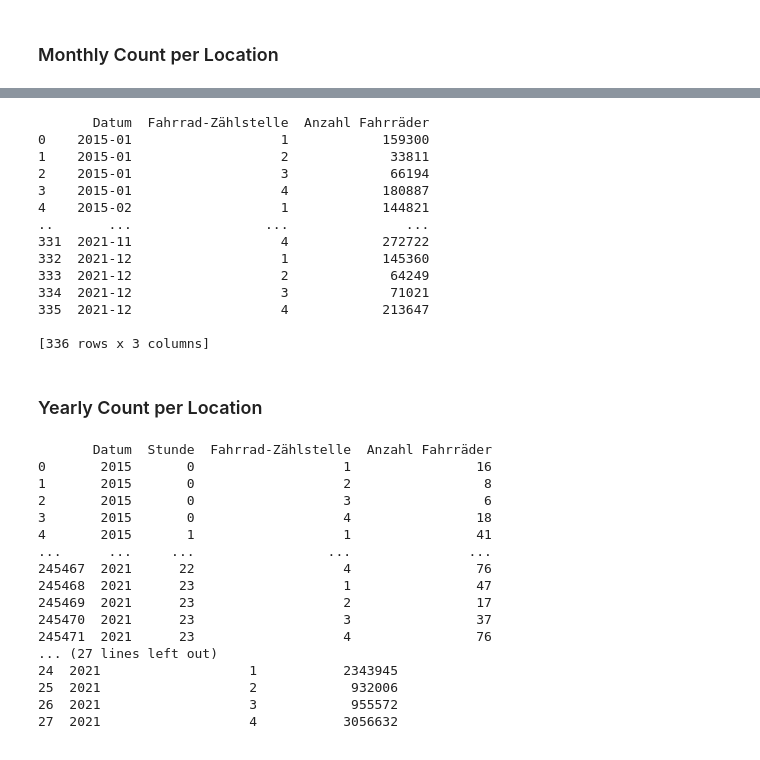
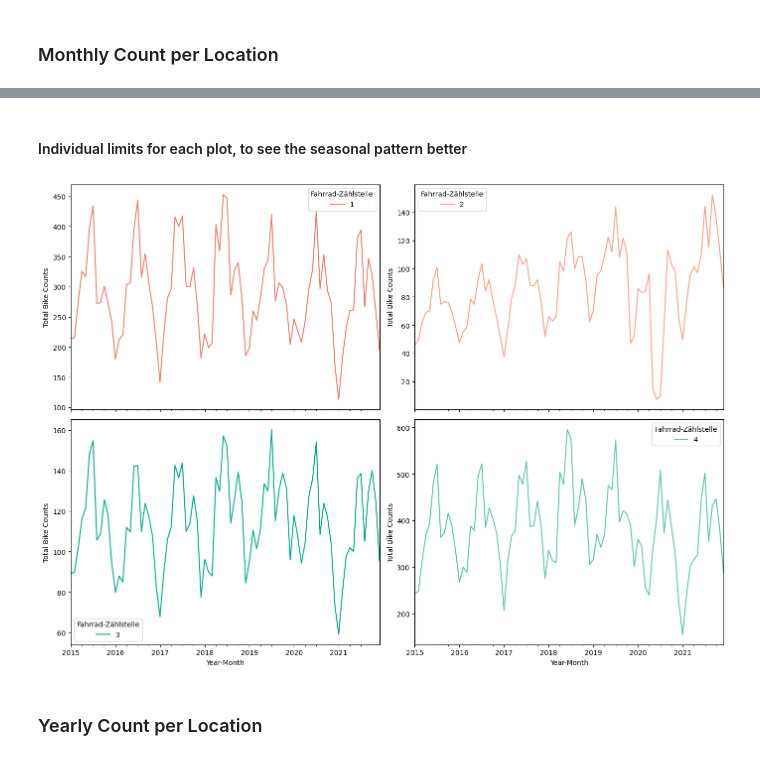
Before and after one commit to caropaezBSH/CaroPeThesis, a Jupyter notebook: Freiburg_Notebook.ipynb, the cells around one changed output, grey strips where cells are left out. Drawn from its saved outputs; the diff is of its cells as text; code cells hidden in the pictures.

```diff
--- a/Freiburg_Notebook.ipynb
+++ b/Freiburg_Notebook.ipynb
@@ -70,31 +88,38 @@ memory usage: 7.5+ MB
+# %% [markdown]
+#### Individual limits for each plot, to see the seasonal pattern better
 # %%
 # Convert 'Datum' column to datetime
 df_freiburg['Datum'] = pd.to_datetime(df_freiburg['Datum'])
 
 # Create a new DataFrame with year-month ('YYYY-MM') values
 df_monthly = df_freiburg.copy()
 df_monthly['Datum'] = df_monthly['Datum'].dt.to_period('M')
 
 # Group by 'Datum' and 'Fahrrad-Zählstelle' and sum the 'Anzahl Fahrräder' values
-df_monthly = df_monthly.groupby(['Datum', 'Fahrrad-Zählstelle']).agg({'Anzahl Fahrräder': 'sum'}).reset_index()
+#df_monthly = df_monthly.groupby(['Datum', 'Fahrrad-Zählstelle']).agg({'Anzahl Fahrräder': 'sum'}).reset_index()
+df_monthly_counts = df_yearly.groupby(['Datum', 'Fahrrad-Zählstelle'])['Anzahl Fahrräder'].sum().reset_index()
 
 # Print the new DataFrame
-print(df_monthly)
+#print(df_monthly)
+
+# lets try line plot over time
+
+df_pivot = df_monthly.pivot_table(index='Datum', columns='Fahrrad-Zählstelle', values='Anzahl Fahrräder')
+# Plot each 'Fahrrad-Zählstelle' as a line in a separate subplot
+fig, axs = plt.subplots(2, 2, figsize=(14, 10), sharex=True)
+
+for i, (column, data) in enumerate(df_pivot.items()):
+    ax = axs[i // 2, i % 2]
+    data.plot(ax=ax, legend=True, color=base_colors[i])
+    #ax.set_title(column)
+    ax.set_ylabel('Total Bike Counts')
+    ax.set_xlabel('Year-Month')
+    ax.legend(title='Fahrrad-Zählstelle')
+
+plt.tight_layout()
+plt.show()
 # %% [output]
-       Datum  Fahrrad-Zählstelle  Anzahl Fahrräder
-0    2015-01                   1            159300
-1    2015-01                   2             33811
-2    2015-01                   3             66194
-3    2015-01                   4            180887
-4    2015-02                   1            144821
-..       ...                 ...               ...
-331  2021-11                   4            272722
-332  2021-12                   1            145360
-333  2021-12                   2             64249
-334  2021-12                   3             71021
-335  2021-12                   4            213647
-
-[336 rows x 3 columns]
+[figure, added]
 # %% [markdown]
 ### Yearly Count per Location
 # %%
@@ -104,30 +129,12 @@ print(df_monthly)
 # Create a new DataFrame with year-month ('YYYY-MM') values
 df_yearly = df_freiburg.copy()
 df_yearly['Datum'] = df_yearly['Datum'].dt.to_period('Y')
-print(df_yearly)
+#print(df_yearly)
 # Group by 'Datum' and 'Fahrrad-Zählstelle' and sum the 'Anzahl Fahrräder' values
 df_yearly = df_yearly.groupby(['Datum', 'Fahrrad-Zählstelle']).agg({'Anzahl Fahrräder': 'sum'}).reset_index()
 
 # Print the new DataFrame
-print(df_yearly)
+#print(df_yearly)
-# %% [output]
-       Datum  Stunde  Fahrrad-Zählstelle  Anzahl Fahrräder
-0       2015       0                   1                16
-1       2015       0                   2                 8
-2       2015       0                   3                 6
-3       2015       0                   4                18
-4       2015       1                   1                41
-...      ...     ...                 ...               ...
-245467  2021      22                   4                76
-245468  2021      23                   1                47
-245469  2021      23                   2                17
-245470  2021      23                   3                37
-245471  2021      23                   4                76
-... (27 lines left out)
-24  2021                   1           2343945
-25  2021                   2            932006
-26  2021                   3            955572
-27  2021                   4           3056632
 # %%
 # Group by 'Datum' (year) and sum the 'Anzahl Fahrräder' values for each year
 df_yearly_total = df_yearly.groupby('Datum')['Anzahl Fahrräder'].sum().reset_index()
```
Also changed, not shown: parts of 4 cells of this notebook, 2 other files.
